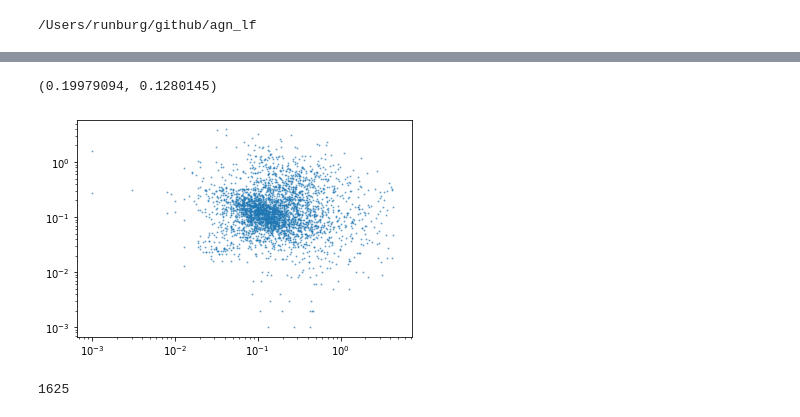
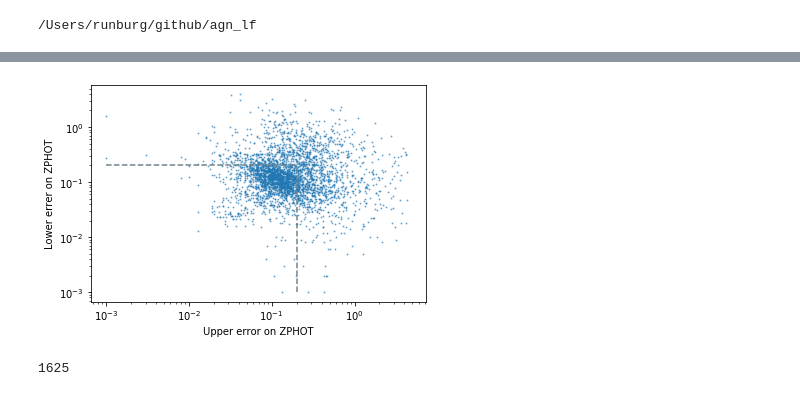
Before and after one commit to runburg/agn_lf, a Jupyter notebook: notebooks/xservs_lf.ipynb, the cells around one changed output, grey strips where cells are left out. Cells and saved outputs as stored; diff of their text form; code cells hidden in the pictures.

```diff
--- a/notebooks/xservs_lf.ipynb
+++ b/notebooks/xservs_lf.ipynb
@@ -43,12 +52,20 @@ Table length=5242
-# %%
-fig, axs = plt.subplots()
-plt.plot(xservs_catalog['ZPHOT_UERR']-xservs_catalog['ZPHOT'], xservs_catalog['ZPHOT'] - xservs_catalog['ZPHOT_LERR'], marker='o', ms=1, ls='', alpha=0.5)
-axs.set_xscale('log')
-axs.set_yscale('log')
-np.mean(xservs_catalog['ZPHOT_UERR']-xservs_catalog['ZPHOT']), np.mean(xservs_catalog['ZPHOT'] - xservs_catalog['ZPHOT_LERR'])
-# %% [output]
-(0.19979094, 0.1280145)
-[figure, removed]
+# %%
+fig, axs = plt.subplots()
+zphots = xservs_catalog['ZPHOT']
+has_zphot = zphots > 0
+plt.plot(xservs_catalog['ZPHOT_UERR'][has_zphot]-zphots[has_zphot], zphots[has_zphot] - xservs_catalog['ZPHOT_LERR'][has_zphot], marker='o', ms=1, ls='', alpha=0.5)
+axs.set_xscale('log')
+axs.set_yscale('log')
+axs.set_xlabel('Upper error on ZPHOT')
+axs.set_ylabel('Lower errer on ZPHOT')
+line = np.logspace(-3, np.log10(0.2))
+axs.plot(line, len(line)*[0.2], '--', color='xkcd:steel gray')
+axs.plot(len(line)*[0.2], line, '--', color='xkcd:steel gray')
+np.mean(xservs_catalog['ZPHOT_UERR'][has_zphot]-zphots[has_zphot]), np.mean(zphots[has_zphot] - xservs_catalog['ZPHOT_LERR'][has_zphot])
+robust_z_values = (xservs_catalog['ZPHOT_UERR'][has_zphot]-zphots[has_zphot] < 0.2) & (zphots[has_zphot] - xservs_catalog['ZPHOT_LERR'][has_zphot] < 0.2)
+# xservs_catalog = xservs_catalog[robust_z_values]
+# %% [output]
+[figure, added]
 # %%
 lum_selected_agn = [str(selection)[1] == '2' for selection in xservs_catalog['CLASS']]
 print(np.sum(lum_selected_agn))
```
Also changed, not shown: parts of 17 cells of this notebook, 15 other files.
